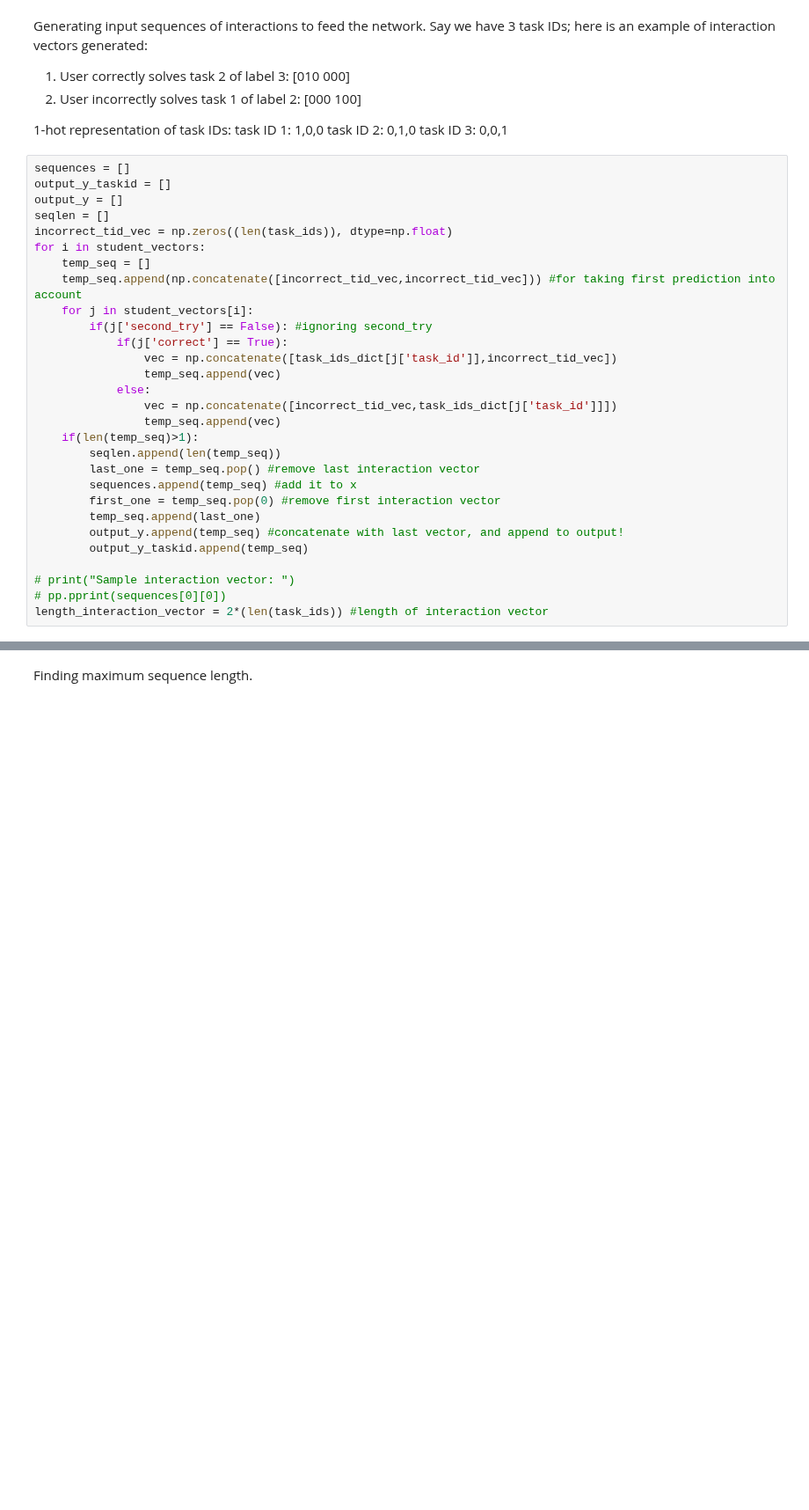
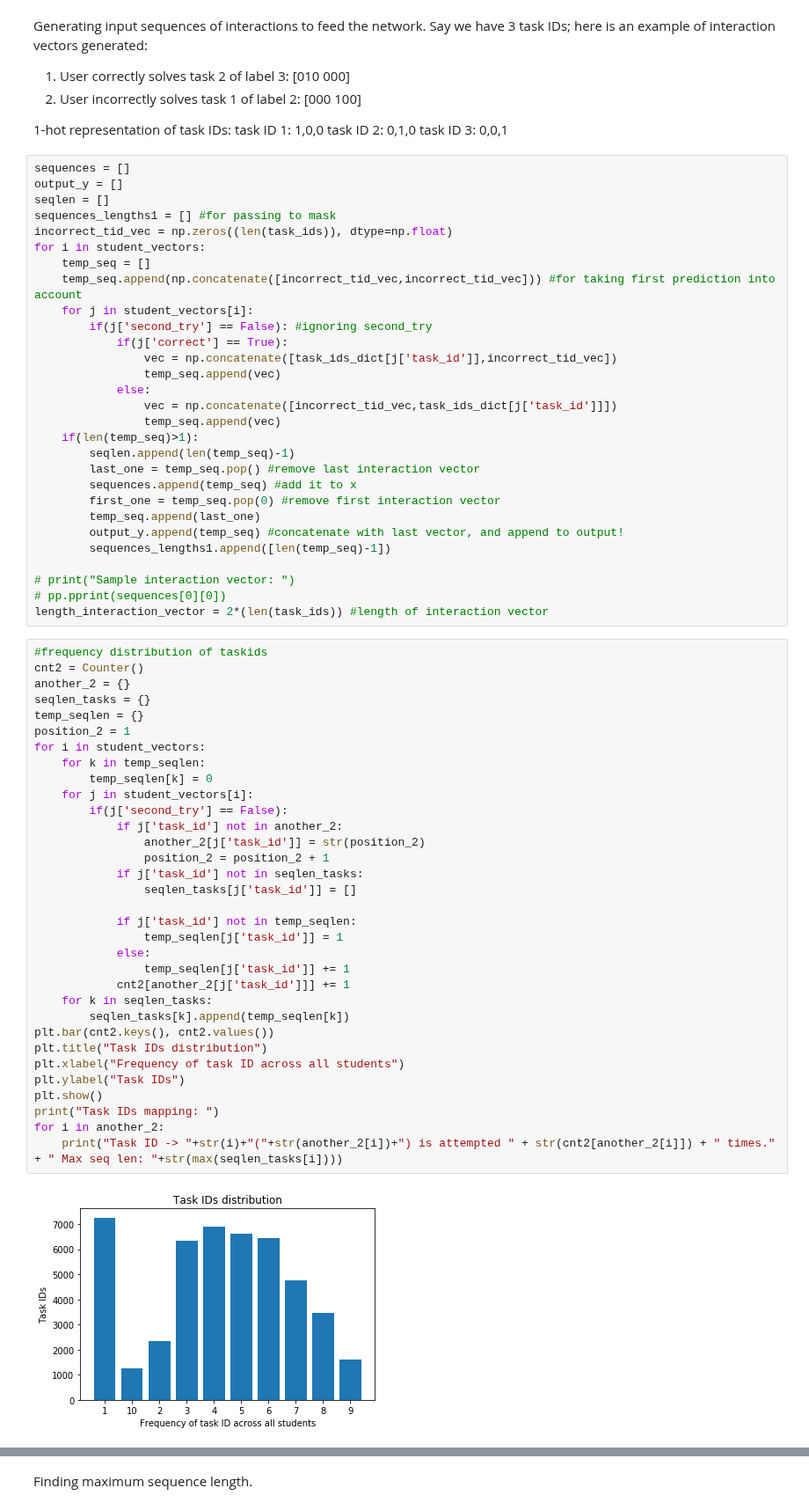
Before and after one commit to aroraakshit/deep_knowledge_tracing, a Jupyter notebook: notebooks/combined_model.ipynb, the cells around one changed output, grey strips where cells are left out. Shown at 88% size. Drawn from its saved outputs; the diff is of its cells as text; blank space fills up the shorter version.

```diff
--- a/notebooks/combined_model.ipynb
+++ b/notebooks/combined_model.ipynb
@@ -72,9 +75,9 @@ task ID 2: 0,1,0
 task ID 3: 0,0,1
 # %%
 sequences = []
-output_y_taskid = []
 output_y = []
 seqlen = []
+sequences_lengths1 = [] #for passing to mask
 incorrect_tid_vec = np.zeros((len(task_ids)), dtype=np.float)
 for i in student_vectors:
     temp_seq = []
@@ -88,14 +91,49 @@ for i in student_vectors:
                 vec = np.concatenate([incorrect_tid_vec,task_ids_dict[j['task_id']]])
                 temp_seq.append(vec)
     if(len(temp_seq)>1):
-        seqlen.append(len(temp_seq))
+        seqlen.append(len(temp_seq)-1)
         last_one = temp_seq.pop() #remove last interaction vector
         sequences.append(temp_seq) #add it to x
         first_one = temp_seq.pop(0) #remove first interaction vector
         temp_seq.append(last_one)
         output_y.append(temp_seq) #concatenate with last vector, and append to output!
-        output_y_taskid.append(temp_seq)
+        sequences_lengths1.append([len(temp_seq)-1])
 
 # print("Sample interaction vector: ")
 # pp.pprint(sequences[0][0])
 length_interaction_vector = 2*(len(task_ids)) #length of interaction vector
+# %%
+#frequency distribution of taskids
+cnt2 = Counter()
+another_2 = {}
+seqlen_tasks = {}
+temp_seqlen = {}
+position_2 = 1
+for i in student_vectors:
+    for k in temp_seqlen:
+        temp_seqlen[k] = 0
+    for j in student_vectors[i]:
+        if(j['second_try'] == False):
+            if j['task_id'] not in another_2:
+                another_2[j['task_id']] = str(position_2)
+                position_2 = position_2 + 1
+            if j['task_id'] not in seqlen_tasks:
+                seqlen_tasks[j['task_id']] = []
+
+            if j['task_id'] not in temp_seqlen:
+                temp_seqlen[j['task_id']] = 1
+            else:
+                temp_seqlen[j['task_id']] += 1
+            cnt2[another_2[j['task_id']]] += 1
+    for k in seqlen_tasks:
+        seqlen_tasks[k].append(temp_seqlen[k])
+plt.bar(cnt2.keys(), cnt2.values())
+plt.title("Task IDs distribution")
+plt.xlabel("Frequency of task ID across all students")
+plt.ylabel("Task IDs")
+plt.show()
+print("Task IDs mapping: ")
+for i in another_2:
+    print("Task ID -> "+str(i)+"("+str(another_2[i])+") is attempted " + str(cnt2[another_2[i]]) + " times." + " Max seq len: "+str(max(seqlen_tasks[i])))
+# %% [output]
+[figure, added]
```
Also changed, not shown: parts of 16 cells of this notebook, 1 other file.
